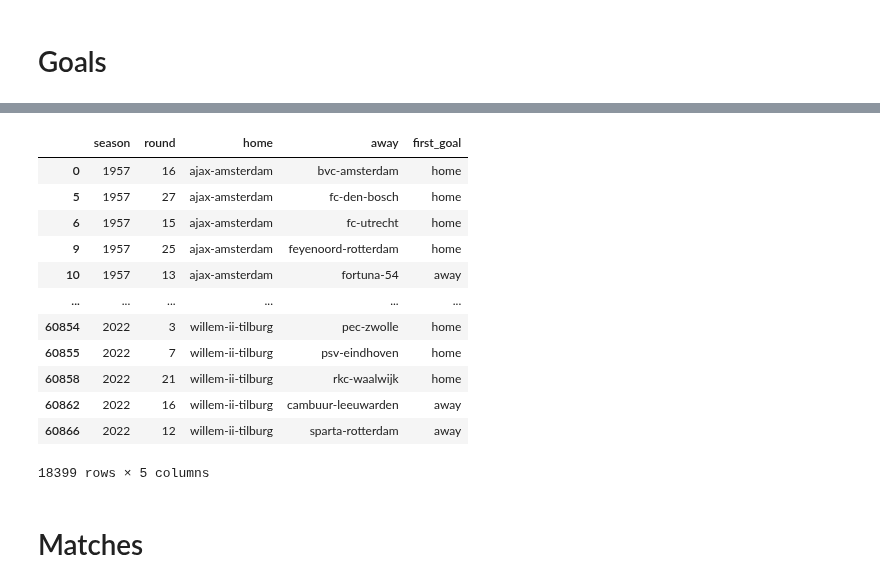
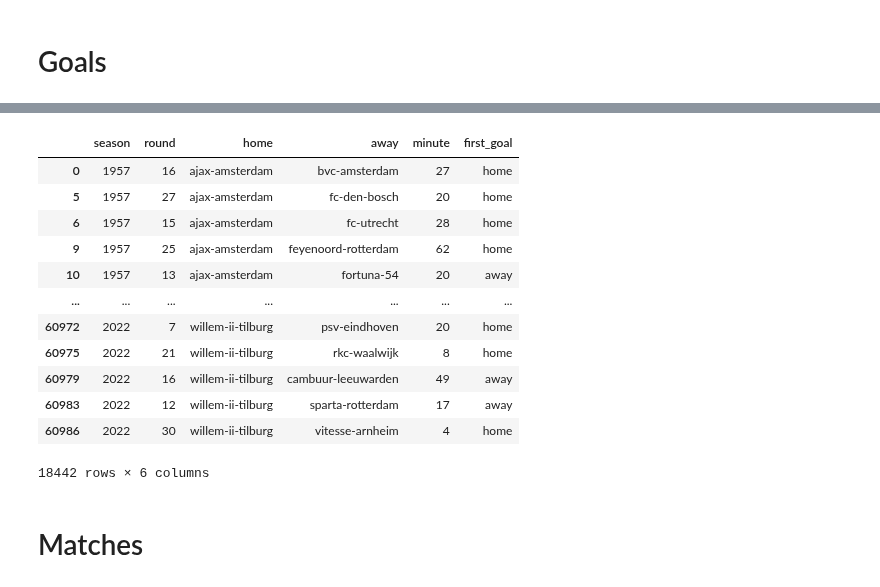
Before and after one commit to mohammedaljader/Football_Predictions_ML, a Jupyter notebook: Predict_first_goal.ipynb, the cells around one changed output, grey strips where cells are left out. Saved outputs shown, nothing was run; the diff lists cells and outputs as text; code cells hidden in the pictures.

```diff
--- a/Predict_first_goal.ipynb
+++ b/Predict_first_goal.ipynb
@@ -7,7 +7,7 @@ from IPython.display import display
 # %%
 # Read data from .csv files
 
-loc = "voetbal_1956-20220309/"
+loc = "voetbal_new/"
 
 raw_cards_file = pd.read_csv (loc + '_cards.csv')
 raw_goals_file = pd.read_csv (loc + '_goals.csv')
@@ -50,3 +50,14 @@ Duplicates(raw_goals_file, "club", "mvv", "mvv-maastricht")
 Duplicates(raw_goals_file, "club", "sbv-excelsior", "excelsior-rotterdam")
 Duplicates(raw_goals_file, "club", "sc-cambuur", "cambuur-leeuwarden")
 Duplicates(raw_goals_file, "club", "fc-twente", "twente-enschede")
+Duplicates(raw_goals_file, "club", "go-ahead-eagles_2", "go-ahead-eagles")
+
+# raw_goals_file["type"].replace({None: "no type"}, inplace=True)
+raw_goals_file["type"].replace({"Schot met rechts": "Right shot"}, inplace=True)
+raw_goals_file["type"].replace({"Kopbal": "Header"}, inplace=True)
+raw_goals_file["type"].replace({"Schot met links": "Left shot"}, inplace=True)
+raw_goals_file["type"].replace({"Eigen goal": "Own goal"}, inplace=True)
+raw_goals_file["type"].replace({"dir. vrije trap": "dir. free kick"}, inplace=True)
+raw_goals_file["type"].replace({"ind. vrije trap": "ind. free kick"}, inplace=True)
+raw_goals_file["type"].replace({"Omhaal": "Bicycle kick"}, inplace=True)
+raw_goals_file.dropna()
@@ -56,40 +101,40 @@ def firstGoal(col: str):
 # %%
 df_goals = pd.DataFrame()
 season = firstGoal("saison")
 round =  firstGoal("round")
 home =  firstGoal("home")
 away = firstGoal("away")
-# team = firstGoal("team")
+minute = firstGoal("minute")
 first_goal = firstGoal("new_score")
+
 
 df_goals['season'] = season
 df_goals['round'] = round
 df_goals['home'] = home
 df_goals['away'] = away
-# df_goals['team'] = team
+df_goals['minute'] = minute
 df_goals['first_goal'] = first_goal
 
 df_goals.loc[(df_goals["first_goal"] == "1:0"), "first_goal"] = "home"
 df_goals.loc[(df_goals["first_goal"] == "0:1"), "first_goal"] = "away"
 
 df_goals['season'] = df_goals['season'].apply(toOneSeason)
 df_goals['season'] = df_goals['season'].astype(int)
-
 df_goals
 # %% [output]
-|  | season | round | home | away | first_goal |
-| 0 | 1957 | 16 | ajax-amsterdam | bvc-amsterdam | home |
-| 5 | 1957 | 27 | ajax-amsterdam | fc-den-bosch | home |
-| 6 | 1957 | 15 | ajax-amsterdam | fc-utrecht | home |
-| 9 | 1957 | 25 | ajax-amsterdam | feyenoord-rotterdam | home |
-| 10 | 1957 | 13 | ajax-amsterdam | fortuna-54 | away |
-| ... | ... | ... | ... | ... | ... |
-| 60854 | 2022 | 3 | willem-ii-tilburg | pec-zwolle | home |
-| 60855 | 2022 | 7 | willem-ii-tilburg | psv-eindhoven | home |
-| 60858 | 2022 | 21 | willem-ii-tilburg | rkc-waalwijk | home |
-| 60862 | 2022 | 16 | willem-ii-tilburg | cambuur-leeuwarden | away |
-| 60866 | 2022 | 12 | willem-ii-tilburg | sparta-rotterdam | away |
+|  | season | round | home | away | minute | first_goal |
+| 0 | 1957 | 16 | ajax-amsterdam | bvc-amsterdam | 27 | home |
+| 5 | 1957 | 27 | ajax-amsterdam | fc-den-bosch | 20 | home |
+| 6 | 1957 | 15 | ajax-amsterdam | fc-utrecht | 28 | home |
+| 9 | 1957 | 25 | ajax-amsterdam | feyenoord-rotterdam | 62 | home |
+| 10 | 1957 | 13 | ajax-amsterdam | fortuna-54 | 20 | away |
+| ... | ... | ... | ... | ... | ... | ... |
+| 60972 | 2022 | 7 | willem-ii-tilburg | psv-eindhoven | 20 | home |
+| 60975 | 2022 | 21 | willem-ii-tilburg | rkc-waalwijk | 8 | home |
+| 60979 | 2022 | 16 | willem-ii-tilburg | cambuur-leeuwarden | 49 | away |
+| 60983 | 2022 | 12 | willem-ii-tilburg | sparta-rotterdam | 17 | away |
+| 60986 | 2022 | 30 | willem-ii-tilburg | vitesse-arnheim | 4 | home |
-18399 rows × 5 columns
+18442 rows × 6 columns
 # %% [markdown]
 # Matches
 # %%
```
Also changed, not shown: parts of 22 cells of this notebook, 19 other files.
